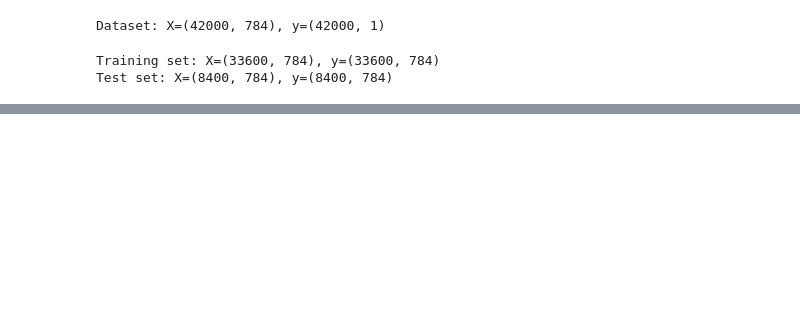
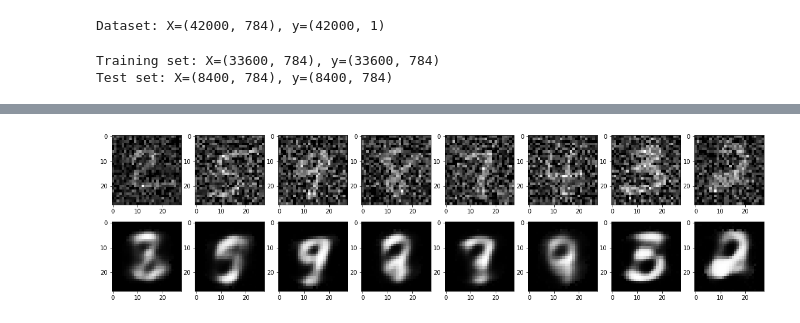
Before and after one commit to vseredovych/DNN-Inverse-Problems, a Jupyter notebook: Program/autoencoder/dnn-autoencoder.ipynb, the cells around one changed output, grey strips where cells are left out. Saved outputs shown, nothing was run; the diff lists cells and outputs as text; code cells hidden in the pictures; blank space fills up the shorter version.

```diff
--- a/Program/autoencoder/dnn-autoencoder.ipynb
+++ b/Program/autoencoder/dnn-autoencoder.ipynb
@@ -45,38 +63,42 @@ X_test = X_test / 255
 # %%
 # Number of neurons in the first hidden-layer
-hidden_neurons_1 = 16
+hidden_neurons_1 = 32
 
 # Number of neurons in the second hidden-layer
-hidden_neurons_2 = 32
+hidden_neurons_2 = 16
+
+# hidden_neurons_3 = 16
+
+# latent_neurons = 32
 
 # Define a list of layers
-layers = []
+net_layers = []
 
-layers.append(LinearLayer(X_train.shape[1], hidden_neurons_1))
-layers.append(TanhLayer())
+net_layers.append(LinearLayer(X_train.shape[1], hidden_neurons_1))
+net_layers.append(ReluLayer())
 
-layers.append(LinearLayer(hidden_neurons_1, hidden_neurons_2))
-layers.append(TanhLayer())
+# net_layers.append(LinearLayer(hidden_neurons_1, hidden_neurons_2))
+# net_layers.append(TanhLayer())
 
-layers.append(LinearLayer(hidden_neurons_2, X_train.shape[1]))
-layers.append(TanhLayer())
+# net_layers.append(LinearLayer(hidden_neurons_2, hidden_neurons_3))
+# net_layers.append(TanhLayer())
 
-layers.append(LinearLayer(X_train.shape[1], hidden_neurons_2))
-layers.append(TanhLayer())
+# net_layers.append(LinearLayer(hidden_neurons_3, hidden_neurons_2))
+# net_layers.append(TanhLayer())
 
-layers.append(LinearLayer(hidden_neurons_2, hidden_neurons_1))
-layers.append(TanhLayer())
+# net_layers.append(LinearLayer(hidden_neurons_2, hidden_neurons_1))
+# net_layers.append(TanhLayer())
 
-layers.append(LinearLayer(hidden_neurons_1, X_train.shape[1]))
-layers.append(TanhLayer())
+net_layers.append(LinearLayer(hidden_neurons_1, X_train.shape[1]))
+net_layers.append(SigmoidLayer())
 
-#layers.append(SoftmaxOutputLayer())
-layers.append(MSEOutputLayer())
+#net_layers.append(SoftmaxOutputLayer())
+net_layers.append(MSEOutputLayer())
 
 net = NeuralNetwork()
 
 # Tahh -> Sigmoid ~100
 
-net.fit(X_train, X_train, X_test, X_test, layers,
-        max_iterations=500, batch_size=4096, learning_rate=0.01, output_each_iter=10)
+net.fit(X_train_noisy, X_train, X_test_noisy, X_test, net_layers,
+        max_iterations=30, batch_size=128, learning_rate=0.01, output_each_iter=1)
 # %% [output]
@@ -95,11 +130,13 @@ for i, costs in enumerate(
 # %%
 samples_number = 8
-samples = X_train[1101:1101+samples_number]
+samples = X_train_noisy[10:10+samples_number]
 autoencoded_samples = net.forward_step(samples)[-1]
 
 fig, axs = plt.subplots(2, samples_number, figsize=(20, 5))
 axs_ = axs.ravel()
 
 for i, (ns, ds) in enumerate(zip(samples, autoencoded_samples)):
   axs_[i].imshow(ns.reshape(28, 28), cmap="gray")
   axs_[(samples_number) + i].imshow(ds.reshape(28, 28), cmap="gray")
+# %% [output]
+[figure, added]
```
Also changed, not shown: parts of 16 cells of this notebook, 14 other files.
